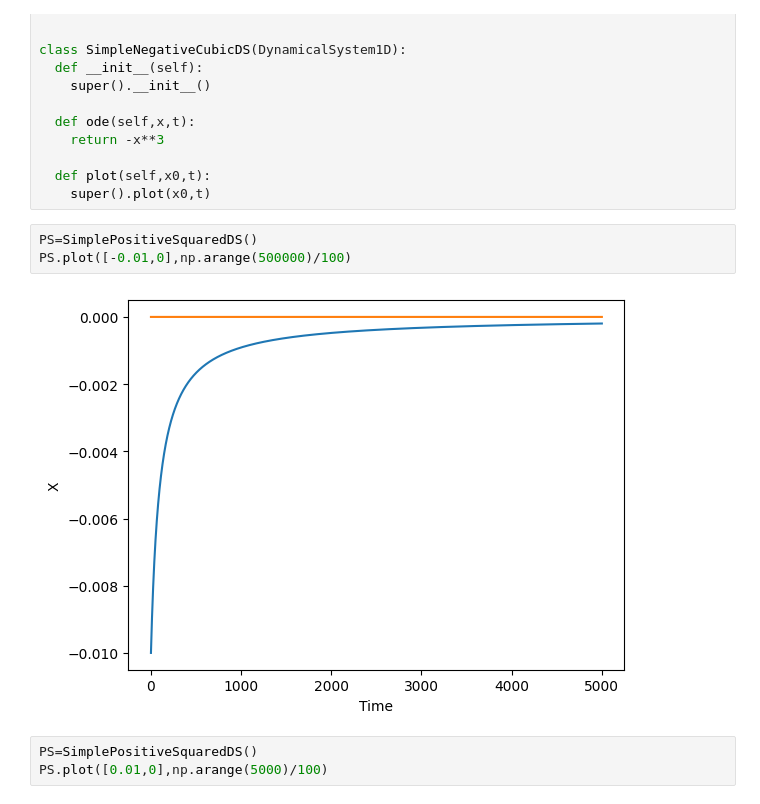
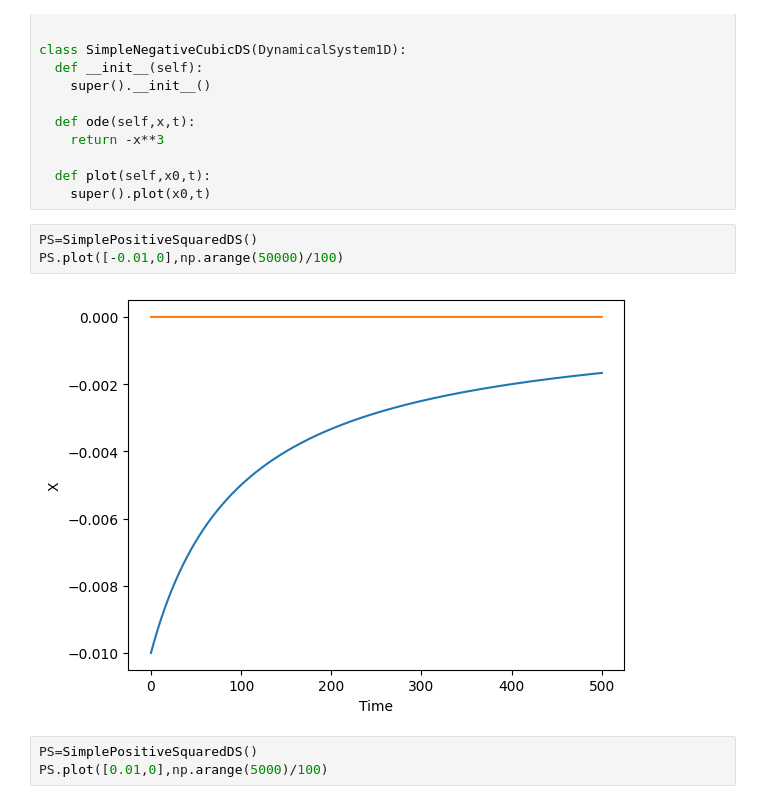
Before and after one commit to guglielmopadula/StochasticModelling2022-2023, a Jupyter notebook: SecondSession.ipynb, the cells around one changed output. Saved outputs shown, nothing was run; the diff lists cells and outputs as text.

```diff
--- a/SecondSession.ipynb
+++ b/SecondSession.ipynb
@@ -231,9 +229,9 @@ class SimpleNegativeCubicDS(DynamicalSystem1D):
     super().plot(x0,t)
 # %%
 PS=SimplePositiveSquaredDS()
-PS.plot([-0.01,0],np.arange(500000)/100)
+PS.plot([-0.01,0],np.arange(50000)/100)
 # %% [output]
-[figure, old version]
+[figure, new version]
 # %%
 PS=SimplePositiveSquaredDS()
 PS.plot([0.01,0],np.arange(5000)/100)
```
Also changed, not shown: parts of 4 cells of this notebook, 3 other files.
